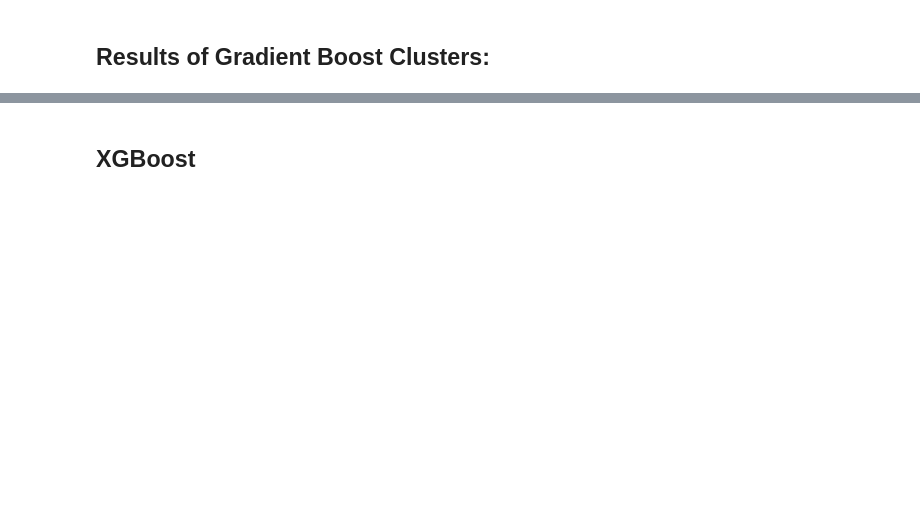
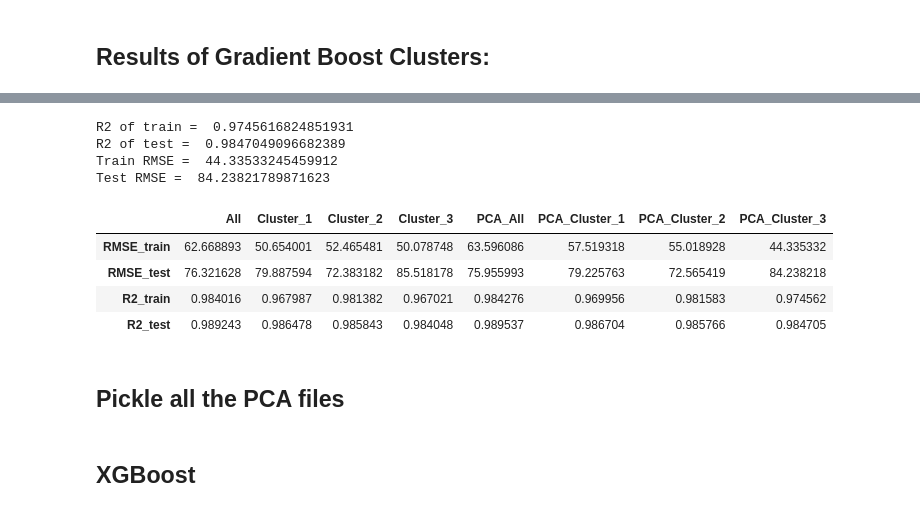
Before and after one commit to jonahsg/NYCDSA_Capstone, a Jupyter notebook: Boosting.ipynb, the cells around one changed output, grey strips where cells are left out. Saved outputs shown, nothing was run; the diff lists cells and outputs as text; code cells hidden in the pictures; blank space fills up the shorter version.

Commit message:
Update Lasso, Boost, and Random Forest models with PCA and clustering

```diff
--- a/Boosting.ipynb
+++ b/Boosting.ipynb
@@ -109,5 +116,6 @@ Y_test_unlog = np.exp(Y_test)
 
 train_RMSE = mean_squared_error(Y_unlog, pred_unlog, squared = False)
 print("Train RMSE = ", train_RMSE)
-print("Test RMSE = ", np.sqrt(mean_squared_error(pred_test_unlog, Y_test_unlog)))
+test_RMSE = np.sqrt(mean_squared_error(pred_test_unlog, Y_test_unlog))
+print("Test RMSE = ", test_RMSE)
 # %% [output]
@@ -233,0 +512,15 @@ Test RMSE =  73.70572337664608
+# %%
+# Gradient Boosting with Cluster 3 and PCA:
+c3_pca_train = c3_train[feat]
+c3_pca_test = c3_test[feat]
+grid_para_tree = [{'learning_rate': [0.005, 0.01, 0.015, 0.02],
+                  'subsample'    : [0.6, 0.5, 0.4, 0.2],
+                  'n_estimators' : [100, 500, 1000]
+#                  'max_depth'    : [2,5,10]
+                 }]
+
+boost3_pca = RandomizedSearchCV(gbm, grid_para_tree,
+                                cv = 3,
+                                n_jobs = -1, n_iter = 48)
+
+boost3_pca.fit(c3_pca_train, Y_c3train)
@@ -233,0 +537,38 @@ Test RMSE =  73.70572337664608
+# %%
+# Results of Cluster 3 and PCA:
+print("R2 of train = ", boost3_pca.best_score_)
+print("R2 of test = ", boost3_pca.best_estimator_.score(c3_pca_test, Y_c3test))
+
+pred3 = boost3_pca.predict(c3_pca_train)
+pred_unlog3 = np.exp(pred3)
+
+pred_test3 = boost3_pca.predict(c3_pca_test)
+pred_test_unlog3 = np.exp(pred_test3)
+
+Y_unlog3 = np.exp(Y_c3train)
+Y_test_unlog3 = np.exp(Y_c3test)
+
+train_RMSE3 = mean_squared_error(Y_unlog3, pred_unlog3, squared = False)
+test_RMSE3 = np.sqrt(mean_squared_error(pred_test_unlog3, Y_test_unlog3))
+print("Train RMSE = ", train_RMSE3)
+print("Test RMSE = ", test_RMSE3)
+# %% [output]
+R2 of train =  0.9745616824851931
+R2 of test =  0.9847049096682389
+Train RMSE =  44.33533245459912
+Test RMSE =  84.23821789871623
+# %%
+# Create dataframe from results of Cluster 3 and PCA:
+r2_train = boost3_pca.best_score_
+r2_test = boost3_pca.best_estimator_.score(c3_pca_test, Y_c3test)
+rf_output['PCA_Cluster_3'] = [train_RMSE3, test_RMSE3, r2_train, r2_test]
+rf_output.index = ['RMSE_train', 'RMSE_test', 'R2_train', 'R2_test']
+rf_output
+# %% [output]
+|  | All | Cluster_1 | Cluster_2 | Cluster_3 | PCA_All | PCA_Cluster_1 | PCA_Cluster_2 | PCA_Cluster_3 |
+| RMSE_train | 62.668893 | 50.654001 | 52.465481 | 50.078748 | 63.596086 | 57.519318 | 55.018928 | 44.335332 |
+| RMSE_test | 76.321628 | 79.887594 | 72.383182 | 85.518178 | 75.955993 | 79.225763 | 72.565419 | 84.238218 |
+| R2_train | 0.984016 | 0.967987 | 0.981382 | 0.967021 | 0.984276 | 0.969956 | 0.981583 | 0.974562 |
+| R2_test | 0.989243 | 0.986478 | 0.985843 | 0.984048 | 0.989537 | 0.986704 | 0.985766 | 0.984705 |
+# %% [markdown]
+## Pickle all the PCA files
```
Also changed, not shown: parts of 46 cells of this notebook, 27 other files.
